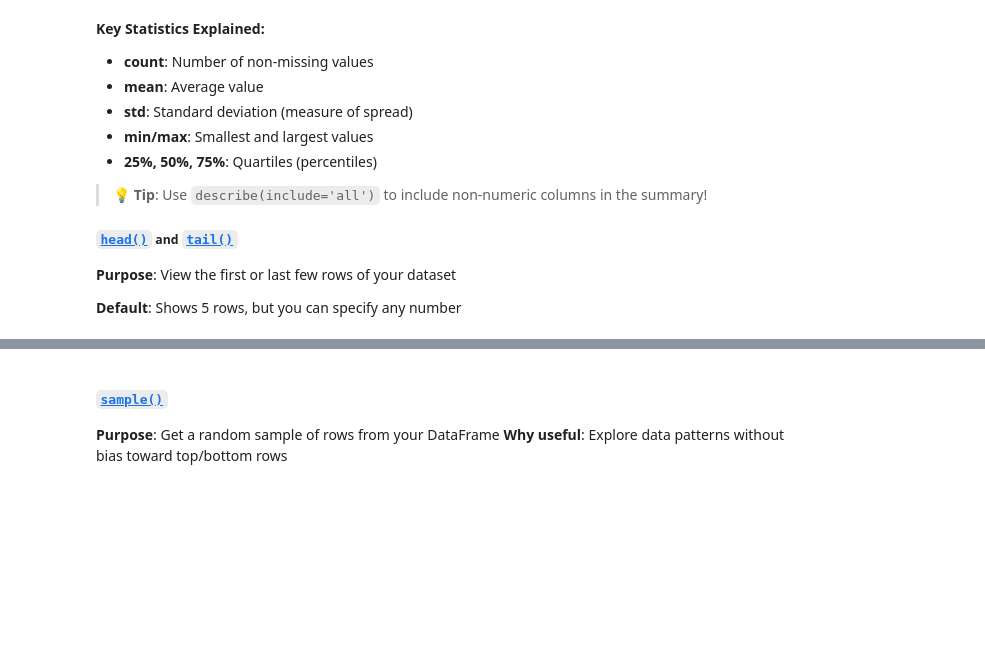
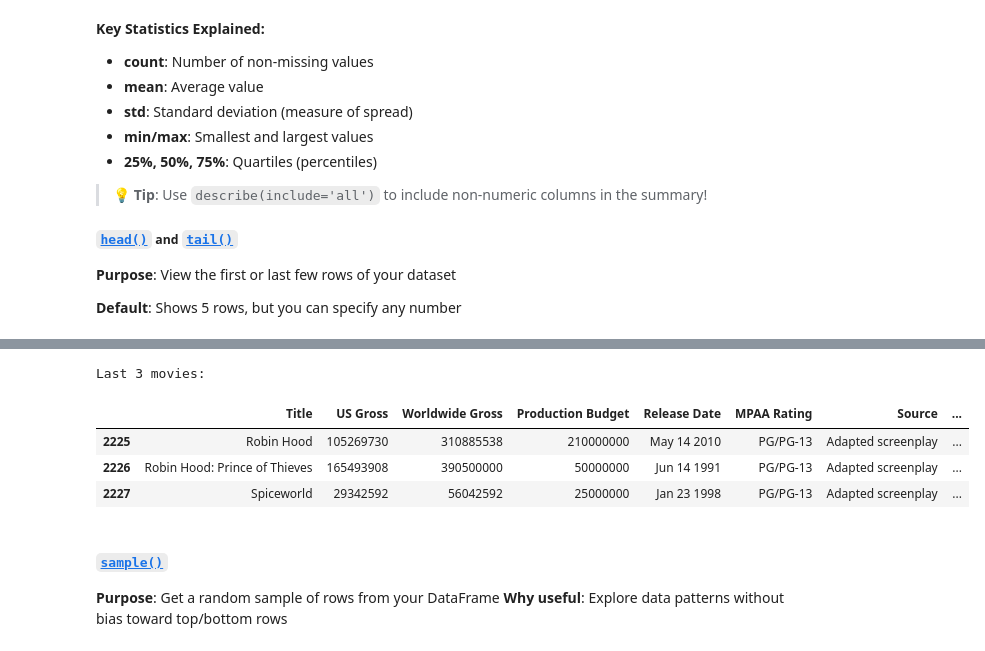
Before and after one commit to Lizhen0909/nu-stat303-1-sec20-coursebook, a Jupyter notebook: reading_data.ipynb, the cells around one changed output, grey strips where cells are left out. Drawn from its saved outputs; the diff is of its cells as text; code cells hidden in the pictures; blank space fills up the shorter version.

```diff
--- a/reading_data.ipynb
+++ b/reading_data.ipynb
@@ -375,3 +371,13 @@ First 3 movies:
+# %%
+# View last 3 rows
+print("Last 3 movies:")
+movie_ratings.tail(3)
+# %% [output]
+Last 3 movies:
+|  | Title | US Gross | Worldwide Gross | Production Budget | Release Date | MPAA Rating | Source | ... |
+| 2225 | Robin Hood | 105269730 | 310885538 | 210000000 | May 14 2010 | PG/PG-13 | Adapted screenplay | ... |
+| 2226 | Robin Hood: Prince of Thieves | 165493908 | 390500000 | 50000000 | Jun 14 1991 | PG/PG-13 | Adapted screenplay | ... |
+| 2227 | Spiceworld | 29342592 | 56042592 | 25000000 | Jan 23 1998 | PG/PG-13 | Adapted screenplay | ... |
 # %% [markdown]
 ##### [`sample()`](https://pandas.pydata.org/docs/reference/api/pandas.DataFrame.sample.html)
 **Purpose**: Get a random sample of rows from your DataFrame
```
Also changed, not shown: parts of 2 cells of this notebook, 21 other files.
